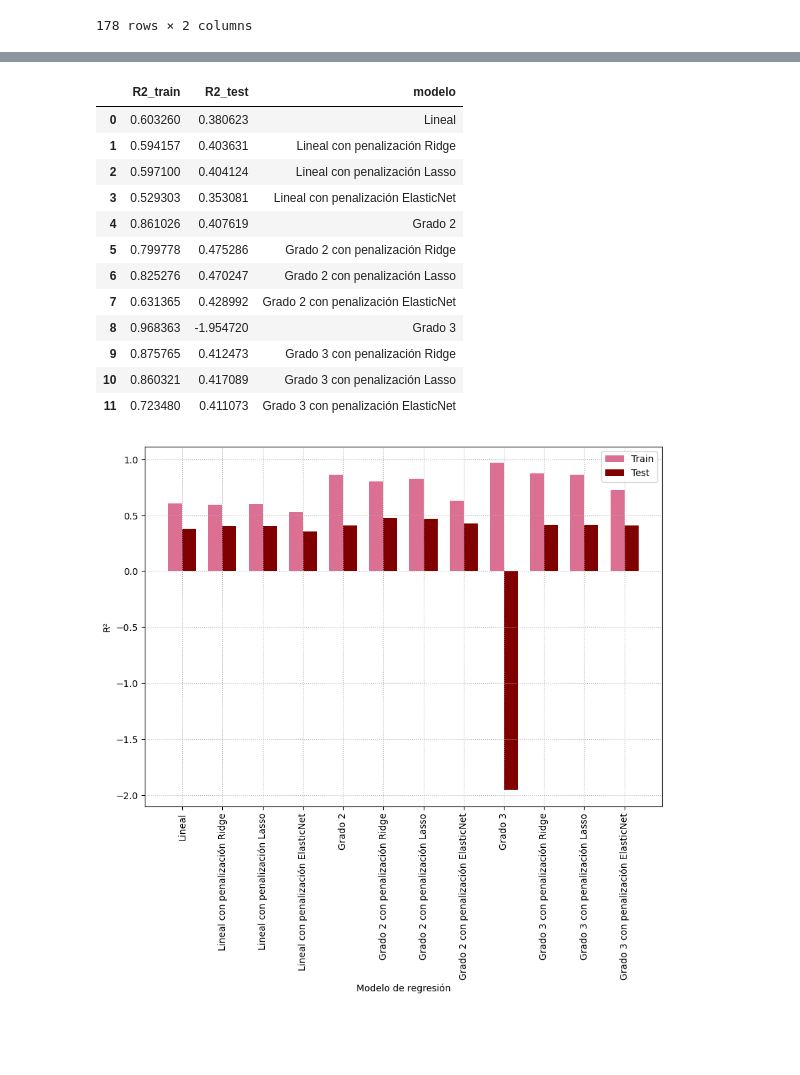
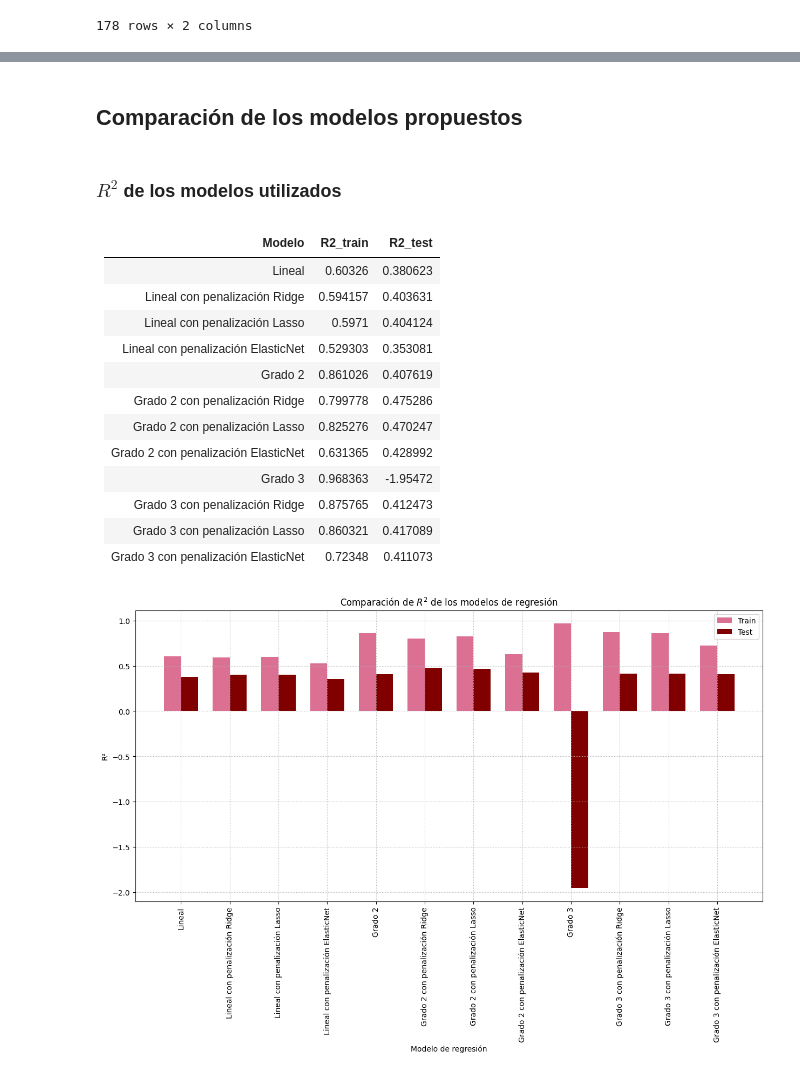
Before and after one commit to AnaSofiaHinojosa/Proyecto1LabAprEstadistico, a Jupyter notebook: Proyecto.ipynb, the cells around one changed output, grey strips where cells are left out. Drawn from its saved outputs; the diff is of its cells as text; code cells hidden in the pictures; blank space fills up the shorter version.

```diff
--- a/Proyecto.ipynb
+++ b/Proyecto.ipynb
@@ -69,6 +70,8 @@ def datos(data):
 
 
 def var_polinomiales(data, degree):
+
+
     poly = PolynomialFeatures(degree=degree, include_bias=False)
     pols = poly.fit_transform(data)
     feature_names = poly.get_feature_names_out(data.columns)
@@ -77,6 +80,8 @@ def var_polinomiales(data, degree):
 
 
 def datos_polinomiales(data, degree):
+
+
     x_train_scaled, x_test_scaled, y_train, y_test = datos(var_polinomiales(data, degree))
     poly = PolynomialFeatures(degree=degree, include_bias=False)
 
@@ -92,6 +97,8 @@ def datos_polinomiales(data, degree):
 
 
 def dataframe_polinomial(degree):
+
+
     resultados = sin_penalizacion(data)[2]
     tabla = resultados.summary2().tables[1]
     tabla_filtrada = tabla[tabla['P>|t|'] > 0.2]  # no tomamos mayores a 0.05, sino los 8 valores de p-value mayores
@@ -115,15 +122,17 @@ def sin_penalizacion(data):
 
     ols = sm.OLS(y_train, sm.add_constant(x_train_scaled))
     results = ols.fit()
+    y_pred_train = results.predict(sm.add_constant(x_train_scaled))
+    y_pred = results.predict(sm.add_constant(x_test_scaled))
 
-    y_pred = results.predict(sm.add_constant(x_test_scaled))
     r2s = r2_score(y_test, y_pred)
     r2s = pd.DataFrame({'R2_test': [r2s]})
     res = results.summary()
-    return res, r2s, results
+    return res, r2s, results, y_pred, y_pred_train, y_test, y_train
 
 
 def ridge(data, alpha):
+
 
     x_train_scaled, x_test_scaled, y_train, y_test = datos(data)
     ridge = Ridge(alpha=alpha)
@@ -167,3 +176,9 @@ def elastic_net(data, alpha, ratio):
     res = pd.DataFrame({'Variables': x_train_scaled.columns, 'Coeficientes': elastic_net.coef_})
     r2s = pd.DataFrame({'R2_train': [r2_train], 'R2_test': [r2]})
     return res, r2s
+
+def nombres_dataframe(nombres, datos):
+
+
+    for df, nombre in zip(datos, nombres):
+        df["Modelo"] = nombre
@@ -169,0 +187,3 @@ def elastic_net(data, alpha, ratio):
+# %%
+data_cuadrada = dataframe_polinomial(2)
+data_cubica = dataframe_polinomial(3)
@@ -542,3 +634,5 @@ g3_elastic = elastic_net(data_cubica, 1, 0.5)[1]
+# %% [markdown]
+## Comparación de los modelos propuestos
 # %%
 dfs = [lineal, lineal_ridge,
        lineal_lasso, lineal_elastic,
@@ -555,40 +649,47 @@ nombres = ["Lineal", "Lineal con penalización Ridge",
            "Grado 3 con penalización Lasso", "Grado 3 con penalización ElasticNet"]
 
 for df, nombre in zip(dfs, nombres):
-    df["modelo"] = nombre
+    df["Modelo"] = nombre
+
 
 df_final = pd.concat(dfs, ignore_index=True)
-df_final
+df_final = df_final[["Modelo", "R2_train", "R2_test"]]
+
+display(Markdown("### $R^2$ de los modelos utilizados"))
+display(Markdown(df_final.to_markdown(index = False)))
 # %% [output]
-|  | R2_train | R2_test | modelo |
-| 0 | 0.603260 | 0.380623 | Lineal |
-| 1 | 0.594157 | 0.403631 | Lineal con penalización Ridge |
-| 2 | 0.597100 | 0.404124 | Lineal con penalización Lasso |
-| 3 | 0.529303 | 0.353081 | Lineal con penalización ElasticNet |
-| 4 | 0.861026 | 0.407619 | Grado 2 |
-| 5 | 0.799778 | 0.475286 | Grado 2 con penalización Ridge |
-| 6 | 0.825276 | 0.470247 | Grado 2 con penalización Lasso |
-| 7 | 0.631365 | 0.428992 | Grado 2 con penalización ElasticNet |
-| 8 | 0.968363 | -1.954720 | Grado 3 |
-| 9 | 0.875765 | 0.412473 | Grado 3 con penalización Ridge |
-| 10 | 0.860321 | 0.417089 | Grado 3 con penalización Lasso |
-| 11 | 0.723480 | 0.411073 | Grado 3 con penalización ElasticNet |
+### $R^2$ de los modelos utilizados
+| Modelo                              |   R2_train |   R2_test |
+|:------------------------------------|-----------:|----------:|
+| Lineal                              |   0.60326  |  0.380623 |
+| Lineal con penalización Ridge       |   0.594157 |  0.403631 |
+| Lineal con penalización Lasso       |   0.5971   |  0.404124 |
+| Lineal con penalización ElasticNet  |   0.529303 |  0.353081 |
+| Grado 2                             |   0.861026 |  0.407619 |
+| Grado 2 con penalización Ridge      |   0.799778 |  0.475286 |
+| Grado 2 con penalización Lasso      |   0.825276 |  0.470247 |
+| Grado 2 con penalización ElasticNet |   0.631365 |  0.428992 |
+| Grado 3                             |   0.968363 | -1.95472  |
+| Grado 3 con penalización Ridge      |   0.875765 |  0.412473 |
+| Grado 3 con penalización Lasso      |   0.860321 |  0.417089 |
+| Grado 3 con penalización ElasticNet |   0.72348  |  0.411073 |
 # %%
 x = np.arange(len(df_final))
 width = 0.35
 
-plt.figure(figsize=(10,7))
+plt.figure(figsize=(15,7))
 
 plt.bar(x - width/2, df_final["R2_train"], width, label="Train", color = "palevioletred")
 plt.bar(x + width/2, df_final["R2_test"], width, label="Test", color = "maroon")
 
-plt.xticks(x, df_final["modelo"], rotation=90)
+plt.xticks(x, df_final["Modelo"], rotation=90)
+plt.title("Comparación de $R^2$ de los modelos de regresión")
 plt.xlabel("Modelo de regresión")
 plt.ylabel("R²")
 plt.legend()
 plt.grid(linestyle=":")
 # %% [output]
-[figure, old version]
+[figure, new version]
 # %%
 mejor_train, mejor_test = ridge(data_cuadrada, 1)[2], ridge(data_cuadrada, 1)[3]
 datos_reales_train, datos_reales_test = ridge(data_cuadrada, 1)[4], ridge(data_cuadrada, 1)[5]
```
Also changed, not shown: parts of 36 cells of this notebook.
